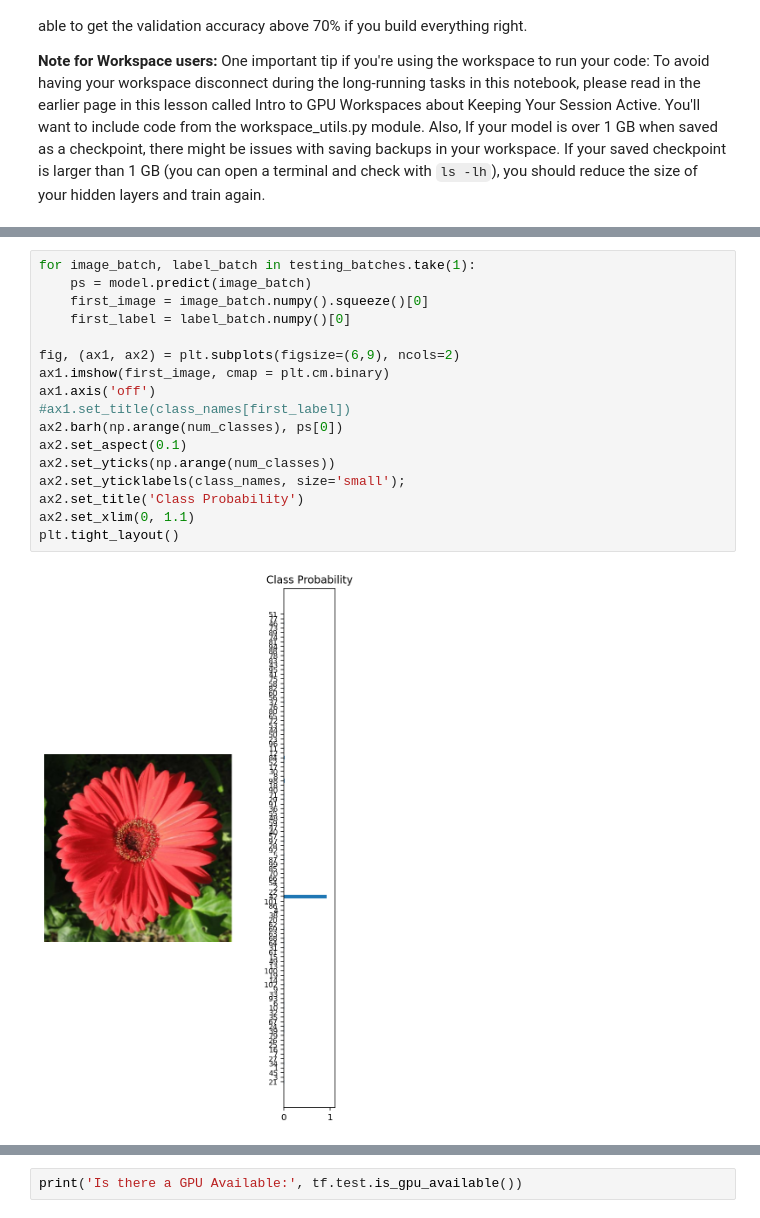
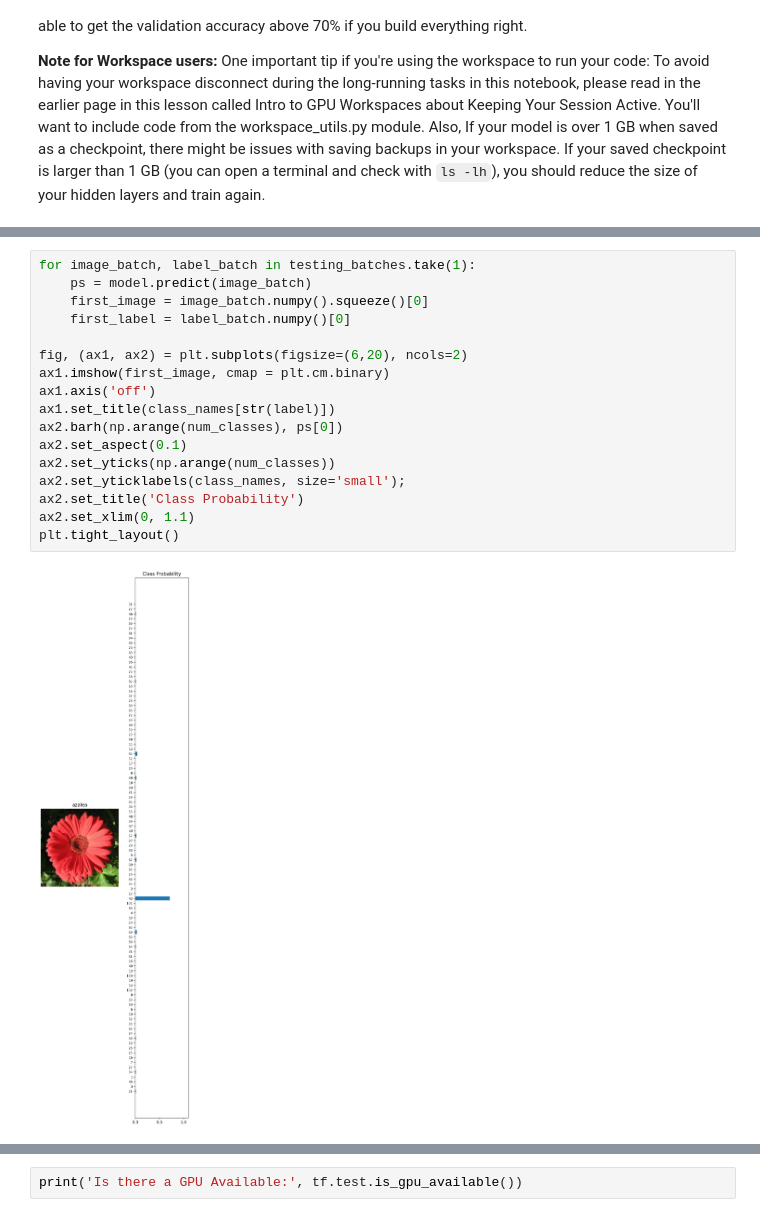
Before and after one commit to mbshbn/ML-using-TensorFlow-and-Keras, a Jupyter notebook: projects/p2_image_classifier/Project_Image_Classifier_Project.ipynb, the cells around one changed output, grey strips where cells are left out. Saved outputs shown, nothing was run; the diff lists cells and outputs as text.

```diff
--- a/projects/p2_image_classifier/Project_Image_Classifier_Project.ipynb
+++ b/projects/p2_image_classifier/Project_Image_Classifier_Project.ipynb
@@ -256,22 +298,22 @@ _________________________________________________________________
 # %%
 for image_batch, label_batch in testing_batches.take(1):
     ps = model.predict(image_batch)
     first_image = image_batch.numpy().squeeze()[0]
     first_label = label_batch.numpy()[0]
 
-fig, (ax1, ax2) = plt.subplots(figsize=(6,9), ncols=2)
+fig, (ax1, ax2) = plt.subplots(figsize=(6,20), ncols=2)
 ax1.imshow(first_image, cmap = plt.cm.binary)
 ax1.axis('off')
-#ax1.set_title(class_names[first_label])
+ax1.set_title(class_names[str(label)])
 ax2.barh(np.arange(num_classes), ps[0])
 ax2.set_aspect(0.1)
 ax2.set_yticks(np.arange(num_classes))
 ax2.set_yticklabels(class_names, size='small');
 ax2.set_title('Class Probability')
 ax2.set_xlim(0, 1.1)
 plt.tight_layout()
 # %% [output]
-[figure, old version]
+[figure, new version]
 # %%
 model.compile(optimizer='adam',
               loss='sparse_categorical_crossentropy',
```
Also changed, not shown: parts of 24 cells of this notebook, 2 other files.
